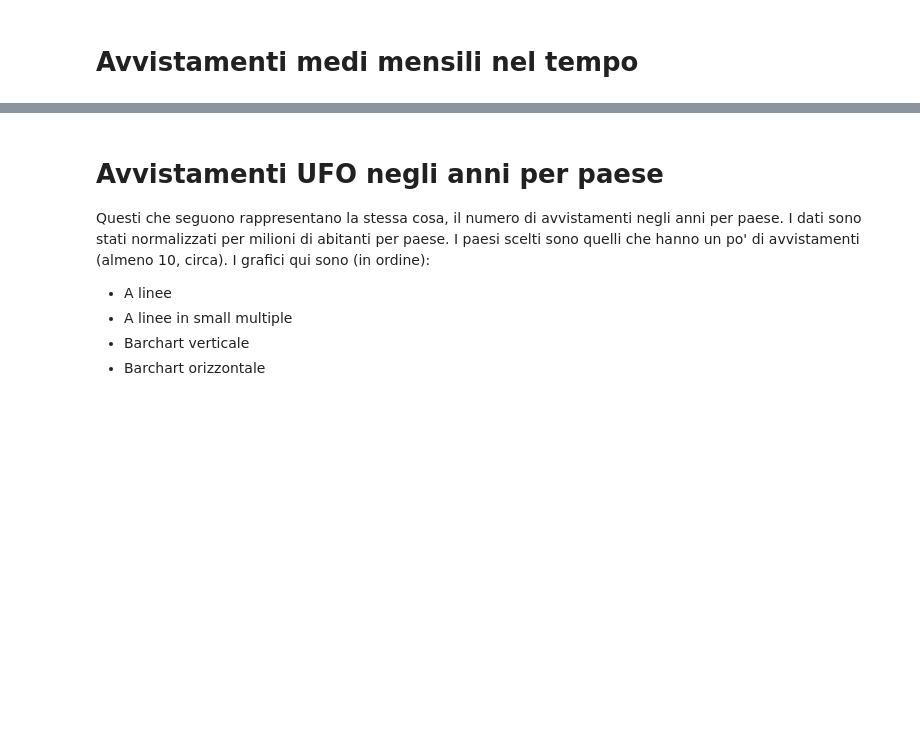
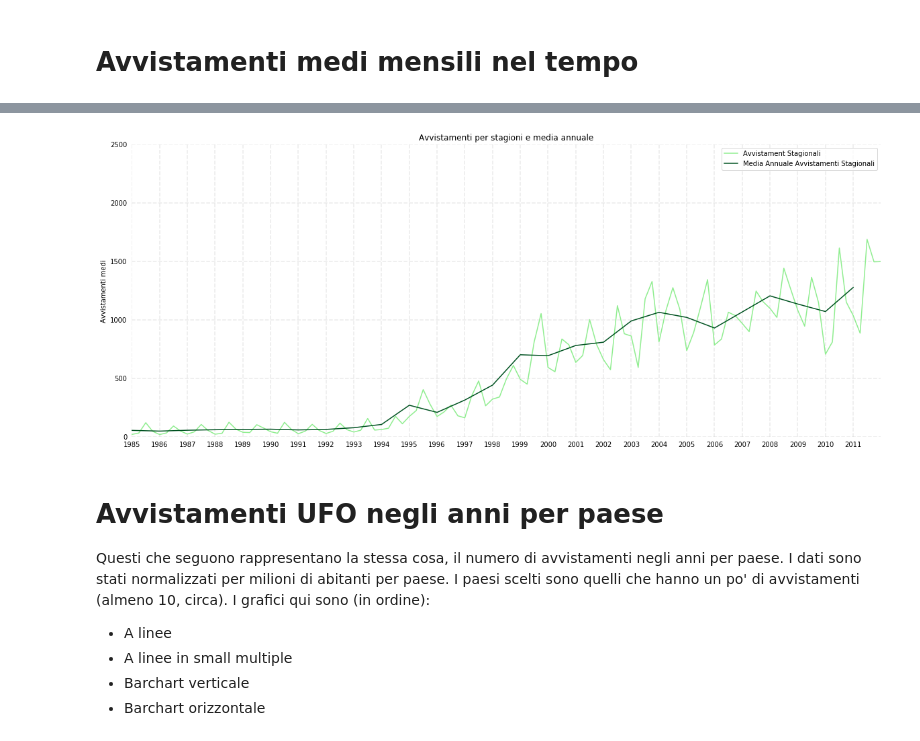
Before and after one commit to mrkct/scivis-progetto, a Jupyter notebook: ufo.ipynb, the cells around one changed output, grey strips where cells are left out. Drawn from its saved outputs; the diff is of its cells as text; code cells hidden in the pictures; blank space fills up the shorter version.

```diff
--- a/ufo.ipynb
+++ b/ufo.ipynb
@@ -305,8 +306,18 @@ plt.show()
 # %% [markdown]
 # Avvistamenti medi mensili nel tempo
 # %%
+def get_season(m):
+    if m == 12 or m <= 2:
+        return 1 # inverno
+    elif 3 <= m <= 5:
+        return 2 # primavera
+    elif 6 <= m <= 8:
+        return 3 # estate
+    elif 9 <= m <= 11:
+        return 4 # autunno
+
 def date2months(y, m):
-    return 12 * (int(y) - 1906) + int(m)
+    return 4 * (int(y) - 1906) + get_season(int(m))
 
 def datetime2months(iloc):
     x = data['datetime'].iloc[iloc]
@@ -370,3 +380,59 @@ plt.show()
+# %%
+plt.figure(figsize=FIGURE_SIZE)
+
+DARK_COLOR = '#90ee90'
+LIGHT_COLOR = '#005221'
+
+ax1 = counts.plot(color=DARK_COLOR, label='Avvistament Stagionali')
+ax2 = seasons_averages.plot(color=LIGHT_COLOR, label='Media Annuale Avvistamenti Stagionali')
+
+plt.legend()
+
+get_original_year = lambda x: floor(x / 4) + YEAR_SHIFT
+
+year_labels = [str(get_original_year(x)) for x in seasons_averages.index]
+plt.xticks(seasons_averages.index, year_labels)
+
+interval_to_show = (date2months(YEAR_RANGE[0], 1), date2months(YEAR_RANGE[1], 1))
+ax1.set_xlim(interval_to_show)
+ax2.set_xlim(interval_to_show)
+
+ax1.set_ylim((0, 2500))
+ax2.set_ylim((0, 2500))
+
+# Rimuovo i bordi del grafico
+for spine in ['left', 'right', 'top', 'bottom']:
+    ax1.spines[spine].set_visible(False)
+
+# Switch off ticks
+ax1.tick_params(
+    axis="both",
+    which="both",
+    bottom=False,
+    top=False,
+    labelbottom=True,
+    left=False,
+    right=False,
+    labelleft=True
+)
+
+COLOR_LINE = '#cccccc'
+
+vals = ax2.get_xticks()
+for tick in vals:
+    ax2.axvline(x=tick, linestyle='dashed', alpha=0.4, color=COLOR_LINE, zorder=1)
+
+vals = ax2.get_yticks()
+for tick in vals:
+    ax2.axhline(y=tick, linestyle='dashed', alpha=0.4, color=COLOR_LINE, zorder=1)
+
+plt.title('Avvistamenti per stagioni e media annuale')
+plt.ylabel('Avvistamenti medi')
+
+plt.savefig(f'{OUT_FOLDER}/AvvistamentiMedi/LineChart.png')
+plt.show()
+# %% [output]
+[figure, added]
 # %% [markdown]
 # Avvistamenti UFO negli anni per paese
 Questi che seguono rappresentano la stessa cosa, il numero di avvistamenti negli anni per paese. I dati sono stati normalizzati per milioni di abitanti per paese. I paesi scelti sono quelli che hanno un po' di avvistamenti (almeno 10, circa).
```
Also changed, not shown: parts of 7 cells of this notebook, 3 other files.
